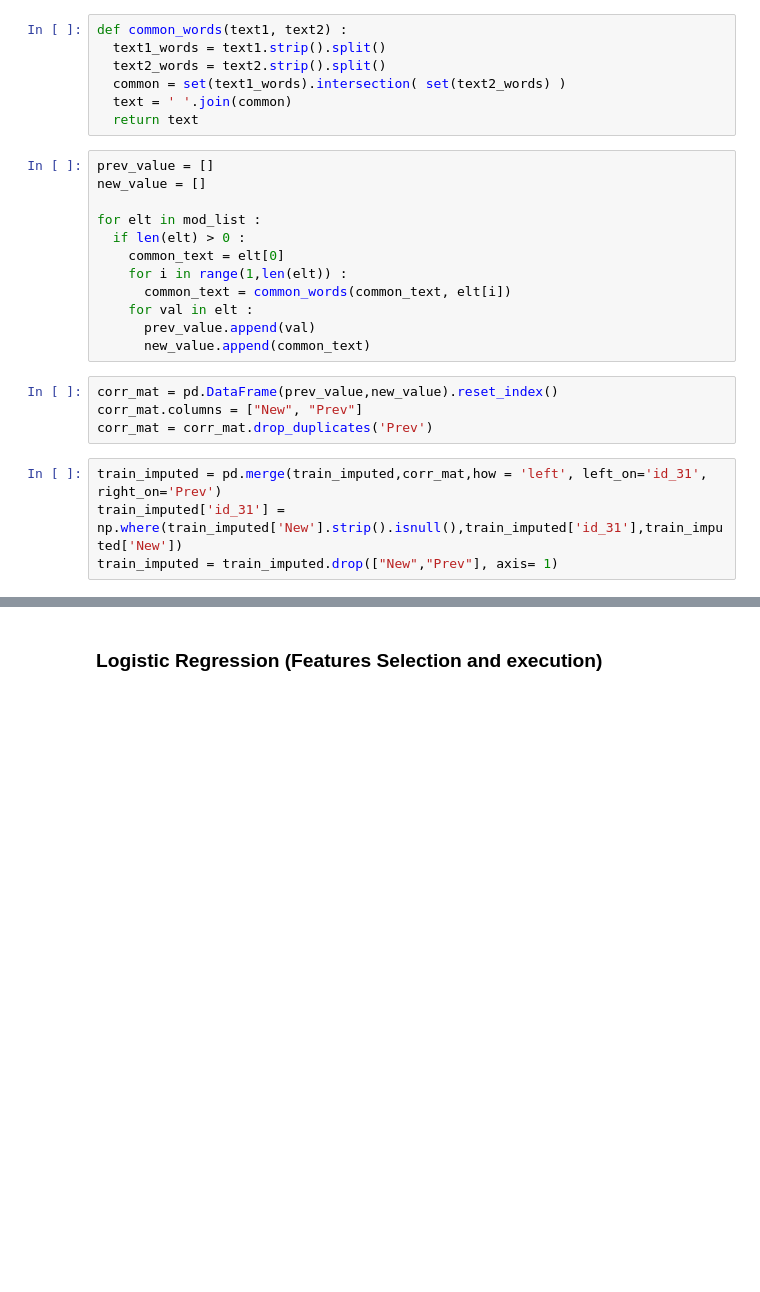
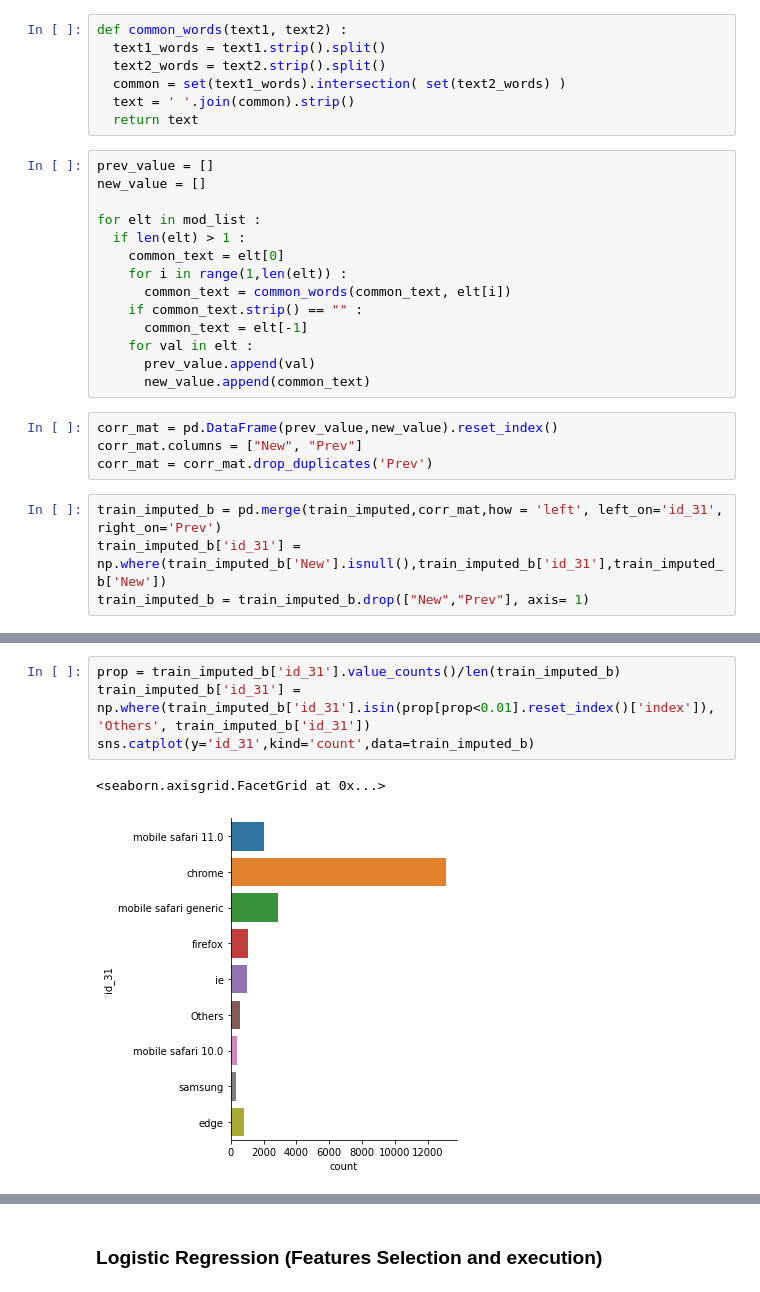
Before and after one commit to trodrigue1304/Fraud_detection_algorithm, a Jupyter notebook: source.ipynb, the cells around one changed output, grey strips where cells are left out. Saved outputs shown, nothing was run; the diff lists cells and outputs as text; blank space fills up the shorter version.

```diff
--- a/source.ipynb
+++ b/source.ipynb
@@ -274,17 +436,19 @@ def common_words(text1, text2) :
   text1_words = text1.strip().split()
   text2_words = text2.strip().split()
   common = set(text1_words).intersection( set(text2_words) )
-  text = ' '.join(common)
+  text = ' '.join(common).strip()
   return text
 # %%
 prev_value = []
 new_value = []
 
 for elt in mod_list :
-  if len(elt) > 0 :
+  if len(elt) > 1 :
     common_text = elt[0]
     for i in range(1,len(elt)) :
       common_text = common_words(common_text, elt[i])
+    if common_text.strip() == "" :
+      common_text = elt[-1]
     for val in elt :
       prev_value.append(val)
       new_value.append(common_text)
@@ -293,6 +457,6 @@ corr_mat = pd.DataFrame(prev_value,new_value).reset_index()
 corr_mat.columns = ["New", "Prev"]
 corr_mat = corr_mat.drop_duplicates('Prev')
 # %%
-train_imputed = pd.merge(train_imputed,corr_mat,how = 'left', left_on='id_31', right_on='Prev')
-train_imputed['id_31'] = np.where(train_imputed['New'].strip().isnull(),train_imputed['id_31'],train_imputed['New'])
-train_imputed = train_imputed.drop(["New","Prev"], axis= 1)
+train_imputed_b = pd.merge(train_imputed,corr_mat,how = 'left', left_on='id_31', right_on='Prev')
+train_imputed_b['id_31'] = np.where(train_imputed_b['New'].isnull(),train_imputed_b['id_31'],train_imputed_b['New'])
+train_imputed_b = train_imputed_b.drop(["New","Prev"], axis= 1)
@@ -304,2 +463,9 @@ sns.catplot(y='id_31',kind='count',data=train_imputed)
+# %%
+prop = train_imputed_b['id_31'].value_counts()/len(train_imputed_b)
+train_imputed_b['id_31'] = np.where(train_imputed_b['id_31'].isin(prop[prop<0.01].reset_index()['index']), 'Others', train_imputed_b['id_31'])
+sns.catplot(y='id_31',kind='count',data=train_imputed_b)
+# %% [output]
+<seaborn.axisgrid.FacetGrid at 0x...>
+[figure, added]
 # %%
 #On voit le nombre de modalités par variable
```
Also changed, not shown: parts of 40 cells of this notebook.
